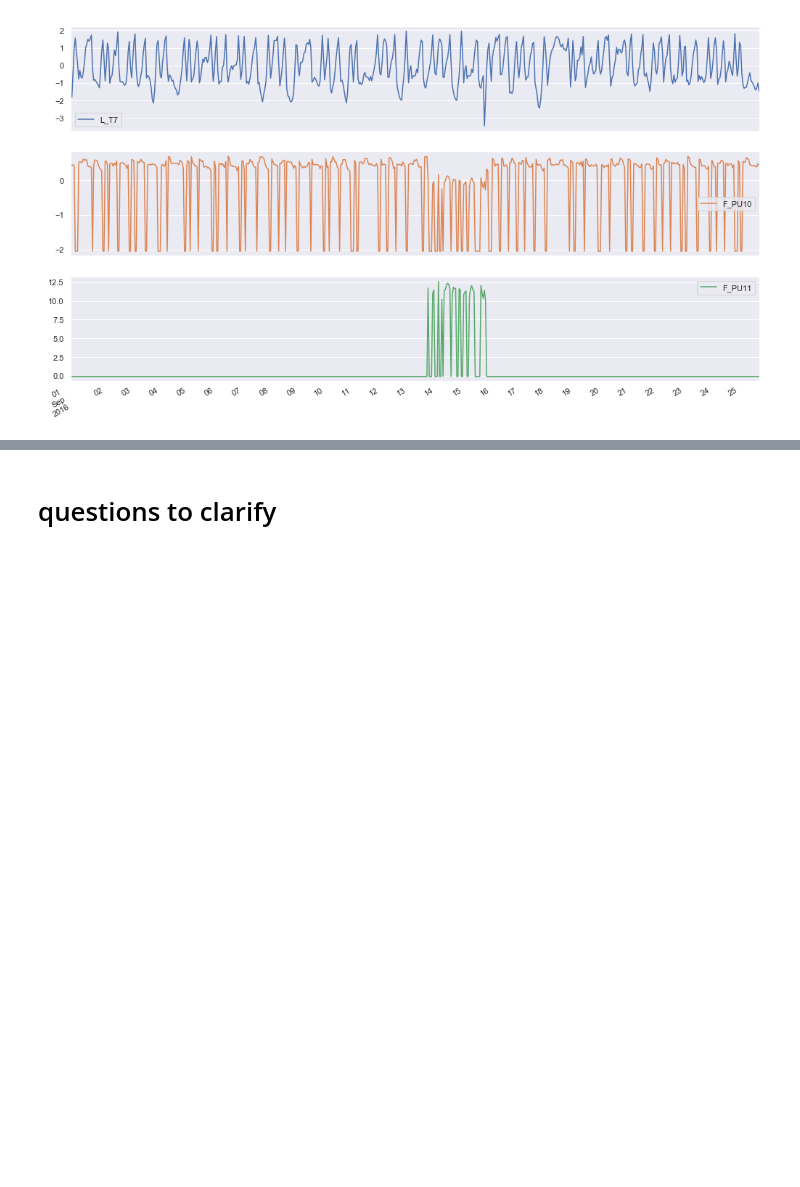
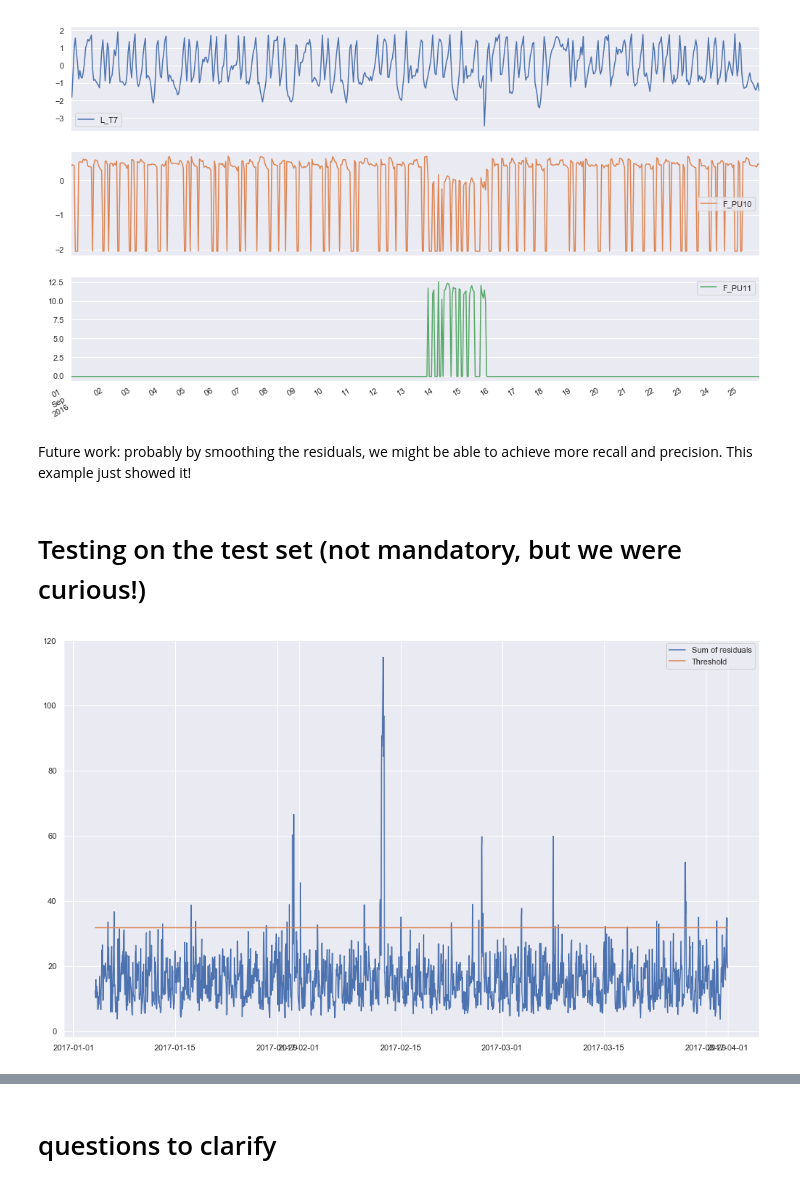
Before and after one commit to benhe119/Cyber-data-analytics_TUDelft, a Jupyter notebook: lab2/notebooks/PCA.ipynb, the cells around one changed output, grey strips where cells are left out. Saved outputs shown, nothing was run; the diff lists cells and outputs as text; code cells hidden in the pictures; blank space fills up the shorter version.

```diff
--- a/lab2/notebooks/PCA.ipynb
+++ b/lab2/notebooks/PCA.ipynb
@@ -280,3 +285,44 @@ normalized_df[cols_plot].loc[start:end].plot(subplots=True, figsize=(17,10))
 plt.show()
 # %% [output]
 [figure]
+# %% [markdown]
+Future work: probably by smoothing the residuals, we might be able to achieve more recall and precision. This example just showed it!
+# %% [markdown]
+# Testing on the test set (not mandatory, but we were curious!)
+# %%
+file_name = "test_set"
+DATA_PATH = r"C:../data/{}.csv".format(file_name)
+
+data_test = pd.read_csv(DATA_PATH, header=0, parse_dates=['DATETIME'], index_col='DATETIME', dayfirst=True)
+data_test.index = pd.DatetimeIndex(data_test.index.values, freq = data_test.index.inferred_freq)
+
+# normalize using mean and standard deviation from the training set (https://www.researchgate.net/post/If_I_used_data_normalization_x-meanx_stdx_for_training_data_would_I_use_train_Mean_and_Standard_Deviation_to_normalize_test_data)
+data_test = (data_test-df_mean_trn)/df_std_trn
+
+discrete_variables = [f'S_PU{num+1}' for num in range(11)] + ['S_V2']
+data_test = data_test.drop(columns=discrete_variables + ['F_PU3', 'F_PU5', 'F_PU9']) # remove also features which could not be normalized when training PCA
+
+# we do not have any labels here
+
+# we are going to use the pca that we obtained in the training set to see if we can detect anomalies in the test set
+df_test_pca = pd.DataFrame(pca.transform(data_test), data_test.index)
+
+# reconstruct dataframe
+df_test_reconstructed = pd.DataFrame(pca.inverse_transform(df_test_pca), df_test_pca.index)
+df_test_reconstructed.columns = data_test.columns
+
+# Now, we compute the residuals: original normalized data - reconstructed data
+residual_test_df = data_test.subtract(df_test_reconstructed)
+squared_res_test_df = pd.DataFrame(np.power(residual_test_df, 2), residual_test_df.index)
+squared_sum_test_res = squared_res_test_df.sum(axis=1)
+
+# threshold tuned on the training
+threshold = pd.DataFrame(np.array([delta_alpha_squared for i in range(squared_sum_test_res.shape[0])]), squared_sum_test_res.index)
+# %%
+plt.figure(figsize=(17,10))
+plt.plot(squared_sum_test_res, label='Sum of residuals')
+plt.plot(threshold, label='Threshold')
+plt.legend()
+plt.show()
+# %% [output]
+[figure, added]
```
Also changed, not shown: parts of 9 cells of this notebook.
